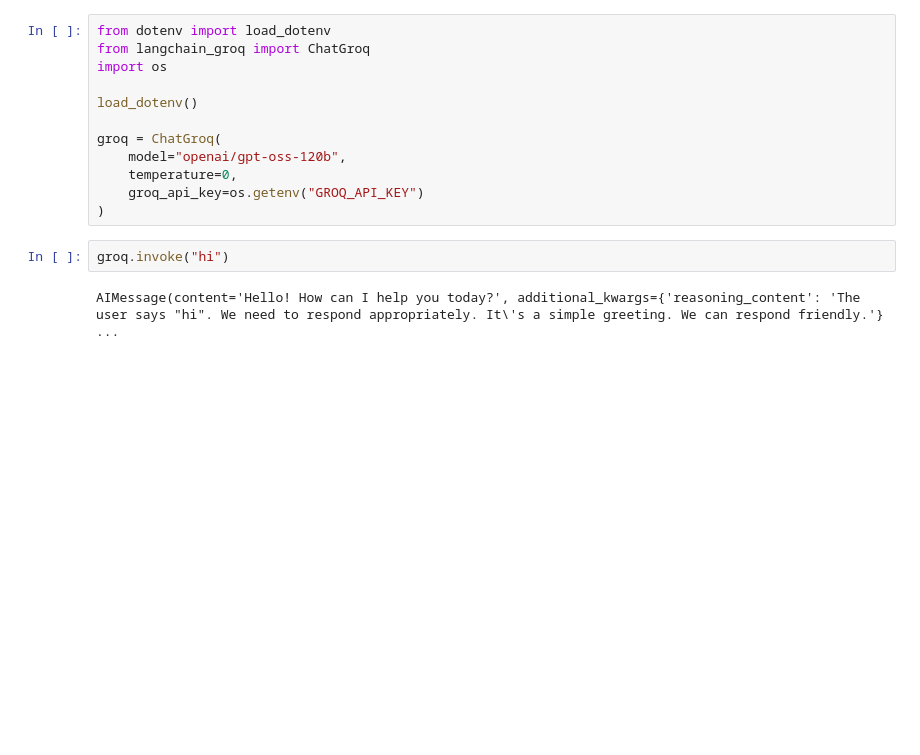
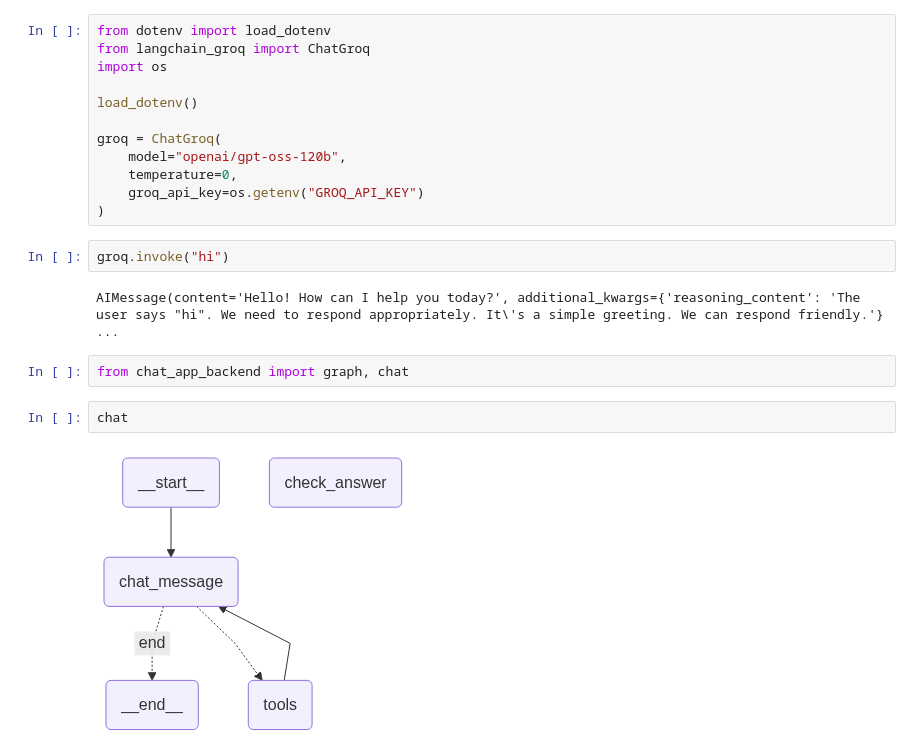
Before and after one commit to Tanvir-Sheikh-R/Personal-AI-Assistant__GPT-app-with-FastAPI, a Jupyter notebook: graph.ipynb, the cells around one changed output. Saved outputs shown, nothing was run; the diff lists cells and outputs as text; blank space fills up the shorter version.

```diff
--- a/graph.ipynb
+++ b/graph.ipynb
@@ -168,3 +168,9 @@ groq = ChatGroq(
 groq.invoke("hi")
 # %% [output]
 AIMessage(content='Hello! How can I help you today?', additional_kwargs={'reasoning_content': 'The user says "hi". We need to respond appropriately. It\'s a simple greeting. We can respond friendly.'} ...
+# %%
+from chat_app_backend import graph, chat
+# %%
+chat
+# %% [output]
+[figure, added]
```
Also changed, not shown: parts of 1 cell of this notebook, 11 other files.
